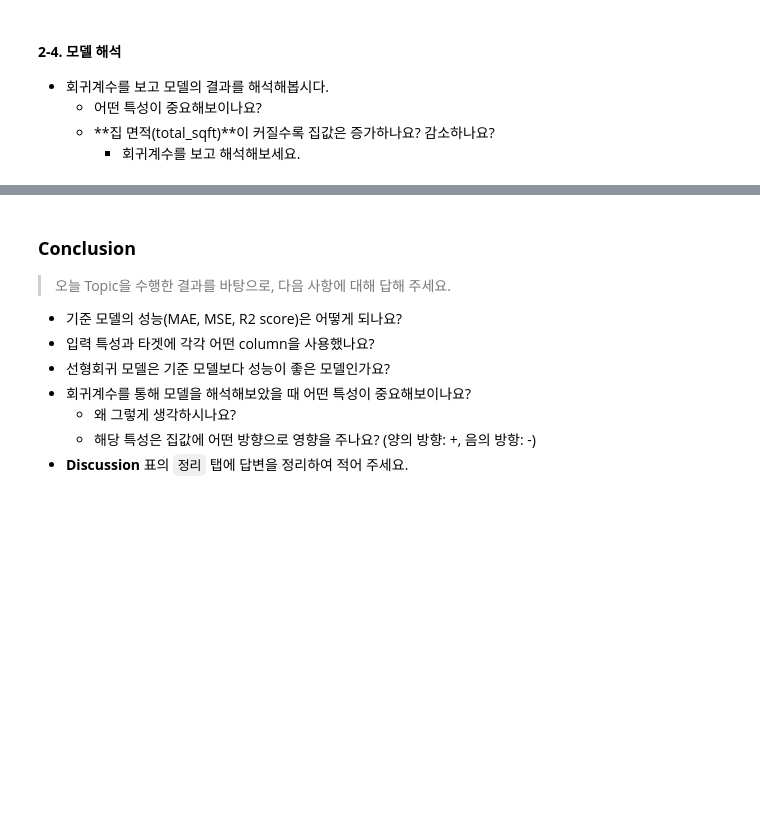
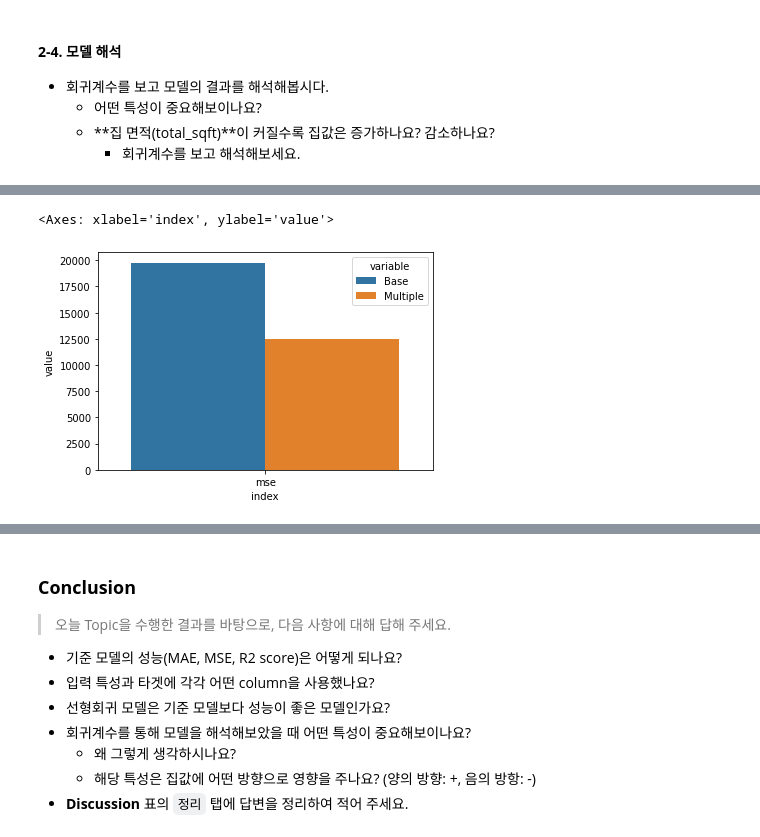
Before and after one commit to Ryu4824/code-states, a Jupyter notebook: n211_discussion.ipynb, the cells around one changed output, grey strips where cells are left out. Cells and saved outputs as stored; diff of their text form; code cells hidden in the pictures; blank space fills up the shorter version.

```diff
--- a/n211_discussion.ipynb
+++ b/n211_discussion.ipynb
@@ -99,0 +253,13 @@ df.iloc[idx[:10]] # 이와 같이 수치형으로 바꾸기 애매한 데이터
+# %%
+# mse, rmse, mae, r2를 출력하는 함수입니다.
+
+def eval_models(y_pred, y_real=y_real) :
+    mse = mean_squared_error(y_real, y_pred)
+    rmse = np.sqrt(mse)
+    mae = mean_absolute_error(y_real, y_pred)
+    r2 = r2_score(y_real, y_pred)
+
+    return mse, rmse, mae, r2
+# %%
+multiple_mse, multiple_rmse, multiple_mae, multiple_r2 = eval_models(y_multiple)
+base_mse, base_rmse, base_mae, base_r2 = eval_models(y_base)
@@ -99,0 +270,6 @@ df.iloc[idx[:10]] # 이와 같이 수치형으로 바꾸기 애매한 데이터
+# %%
+comparison_metrics = pd.DataFrame(index=['mse', 'rmse', 'mae', 'r2'], columns=['Base', 'Multiple'])
+comparison_metrics['Base'] = [base_mse, base_rmse, base_mae, base_r2 ]
+comparison_metrics['Multiple'] = [multiple_mse, multiple_rmse, multiple_mae, multiple_r2]
+
+comparison_metrics
@@ -110,0 +333,10 @@ df.iloc[idx[:10]] # 이와 같이 수치형으로 바꾸기 애매한 데이터
+# %%
+test = comparison_metrics.reset_index().melt(id_vars='index')
+test1 = test[test['index']=='mse']
+test2 = test[test['index']!='mse']
+test3 = test[test['index']=='r2']
+# %%
+sns.barplot(data=test1, x='index', y='value', hue='variable')
+# %% [output]
+<Axes: xlabel='index', ylabel='value'>
+[figure, added]
```
Also changed, not shown: parts of 27 cells of this notebook.
